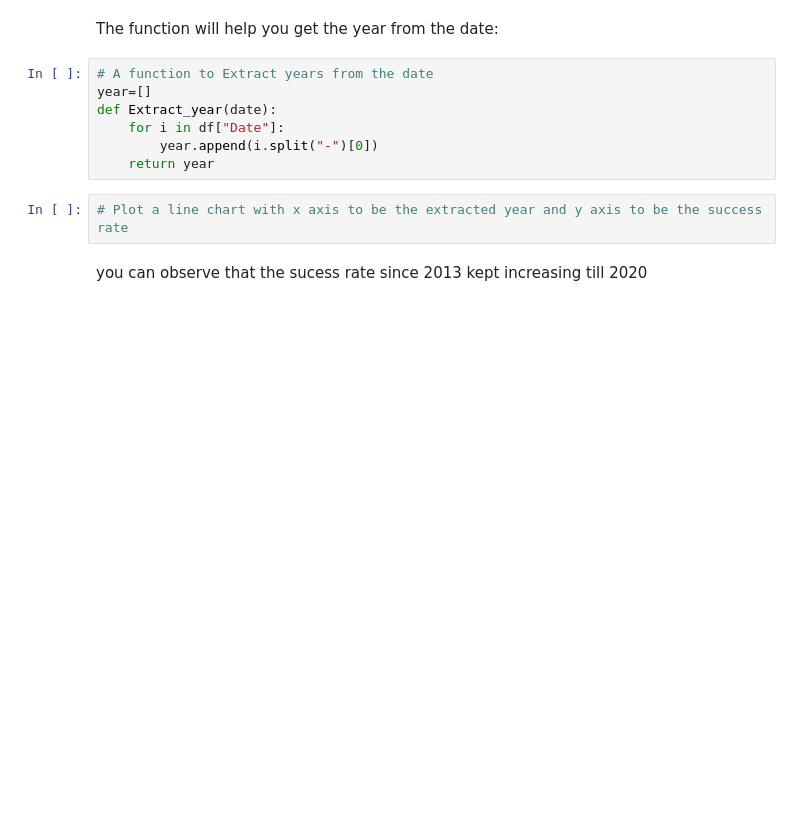
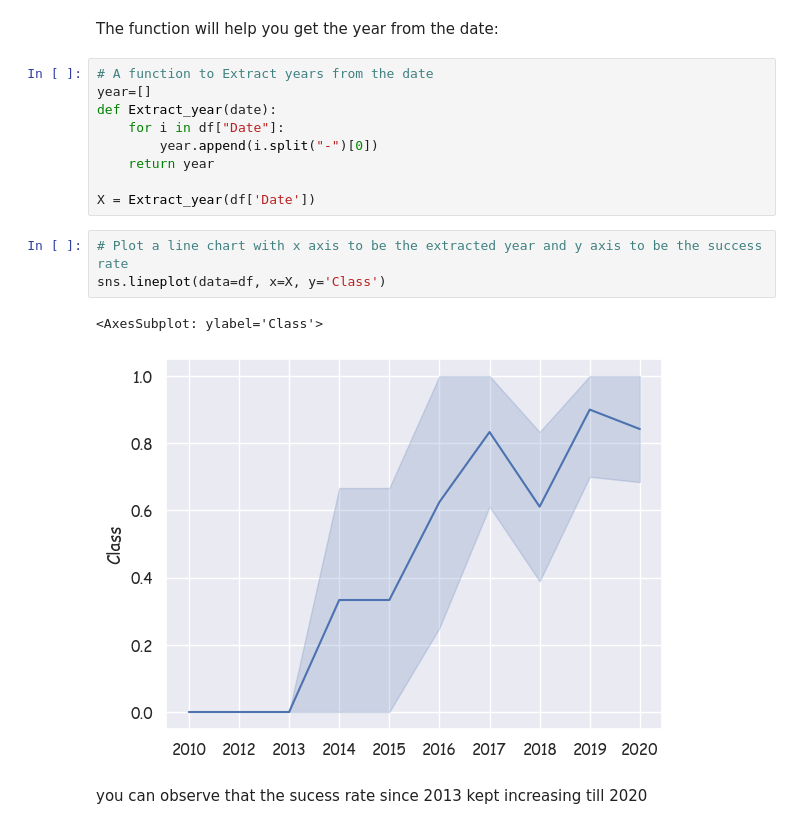
Before and after one commit to emmanuelani/ibm_ds_capstone, a Jupyter notebook: jupyter-labs-eda-dataviz.ipynb, the cells around one changed output. Saved outputs shown, nothing was run; the diff lists cells and outputs as text; blank space fills up the shorter version.

```diff
--- a/jupyter-labs-eda-dataviz.ipynb
+++ b/jupyter-labs-eda-dataviz.ipynb
@@ -199,8 +209,14 @@ def Extract_year(date):
     for i in df["Date"]:
         year.append(i.split("-")[0])
     return year
+
+X = Extract_year(df['Date'])
 # %%
 # Plot a line chart with x axis to be the extracted year and y axis to be the success rate
+sns.lineplot(data=df, x=X, y='Class')
+# %% [output]
+<AxesSubplot: ylabel='Class'>
+[figure, added]
 # %% [markdown]
 you can observe that the sucess rate since 2013 kept increasing till 2020
 # %% [markdown]
```
Also changed, not shown: parts of 6 cells of this notebook.
